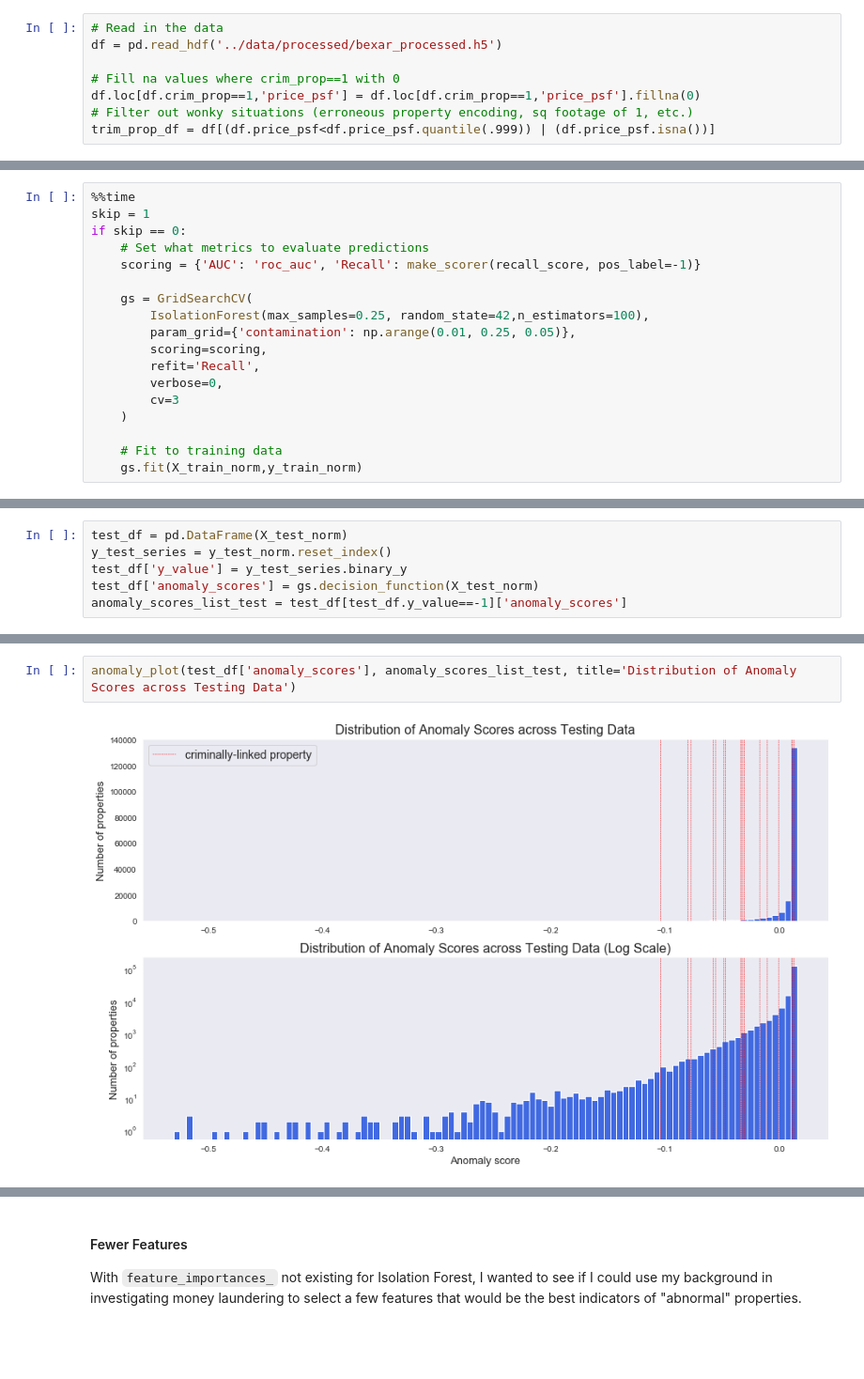
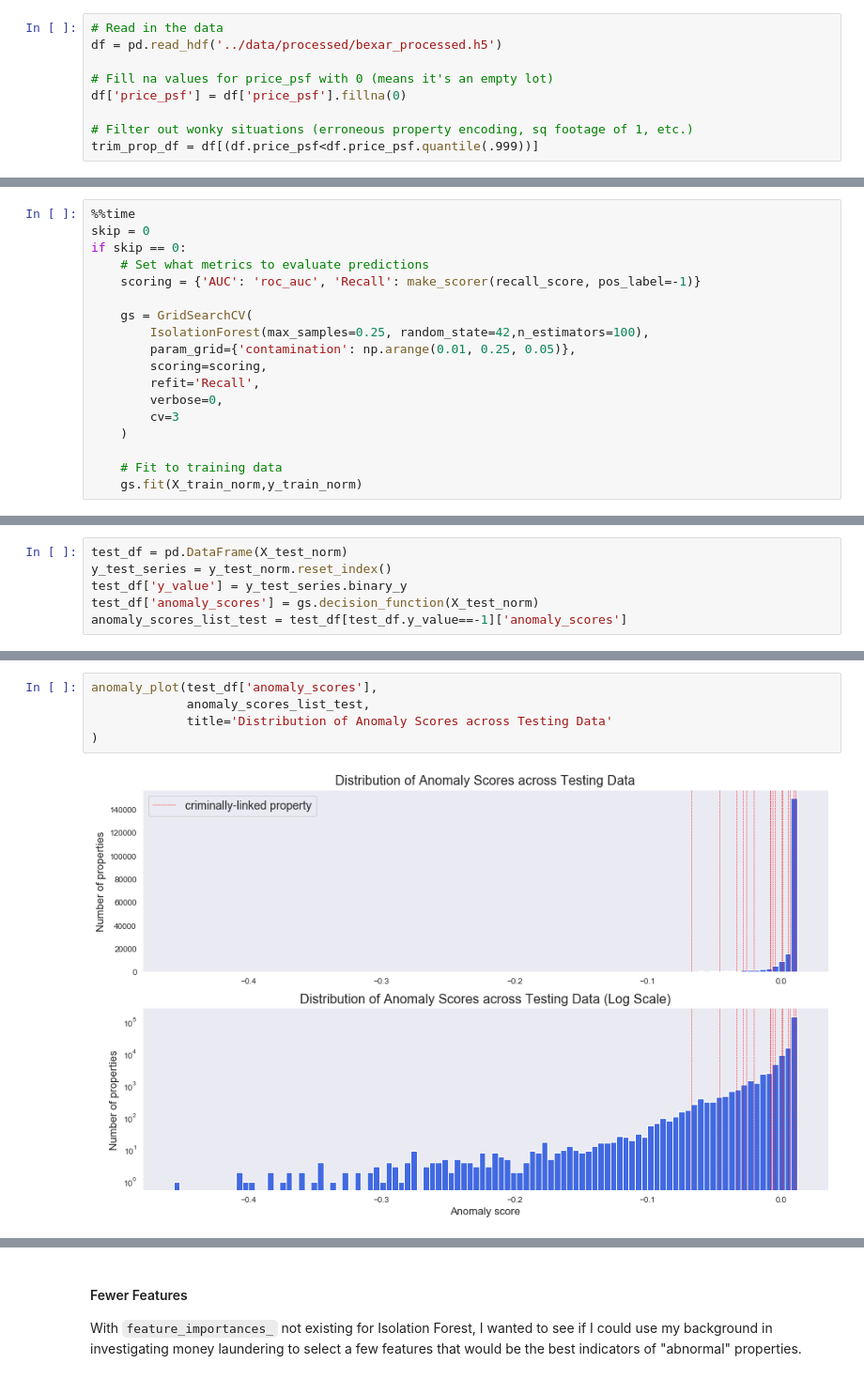
Before and after one commit to mpky/property_project, a Jupyter notebook: notebooks/isolation_forest.ipynb, the cells around one changed output, grey strips where cells are left out. Shown at 94% size. Saved outputs shown, nothing was run; the diff lists cells and outputs as text; blank space fills up the shorter version.

```diff
--- a/notebooks/isolation_forest.ipynb
+++ b/notebooks/isolation_forest.ipynb
@@ -25,10 +29,11 @@ sns.set_style('dark')
 # Read in the data
 df = pd.read_hdf('../data/processed/bexar_processed.h5')
 
-# Fill na values where crim_prop==1 with 0
-df.loc[df.crim_prop==1,'price_psf'] = df.loc[df.crim_prop==1,'price_psf'].fillna(0)
+# Fill na values for price_psf with 0 (means it's an empty lot)
+df['price_psf'] = df['price_psf'].fillna(0)
+
 # Filter out wonky situations (erroneous property encoding, sq footage of 1, etc.)
-trim_prop_df = df[(df.price_psf<df.price_psf.quantile(.999)) | (df.price_psf.isna())]
+trim_prop_df = df[(df.price_psf<df.price_psf.quantile(.999))]
 # %%
 # Grab all columns that are under the 70,000 nan limit
 nan_limit = 70000
@@ -163,7 +168,7 @@ The model performs quite poorly at two important metrics in a classification pro
 Isolation Forest is fairly robust to parameter changes, but changing the contamination can improve performance. I will gridsearch based on a range of contamination from 0.01 to 0.25 in leaps of 0.05.
 # %%
 %%time
-skip = 1
+skip = 0
 if skip == 0:
     # Set what metrics to evaluate predictions
     scoring = {'AUC': 'roc_auc', 'Recall': make_scorer(recall_score, pos_label=-1)}
@@ -290,5 +295,8 @@ Mean score for normal properties: 0.008599072088714093
 # %%
-anomaly_plot(test_df['anomaly_scores'], anomaly_scores_list_test, title='Distribution of Anomaly Scores across Testing Data')
+anomaly_plot(test_df['anomaly_scores'],
+             anomaly_scores_list_test,
+             title='Distribution of Anomaly Scores across Testing Data'
+)
 # %% [output]
-[figure, old version]
+[figure, new version]
 # %% [markdown]
```
Also changed, not shown: parts of 44 cells of this notebook.
